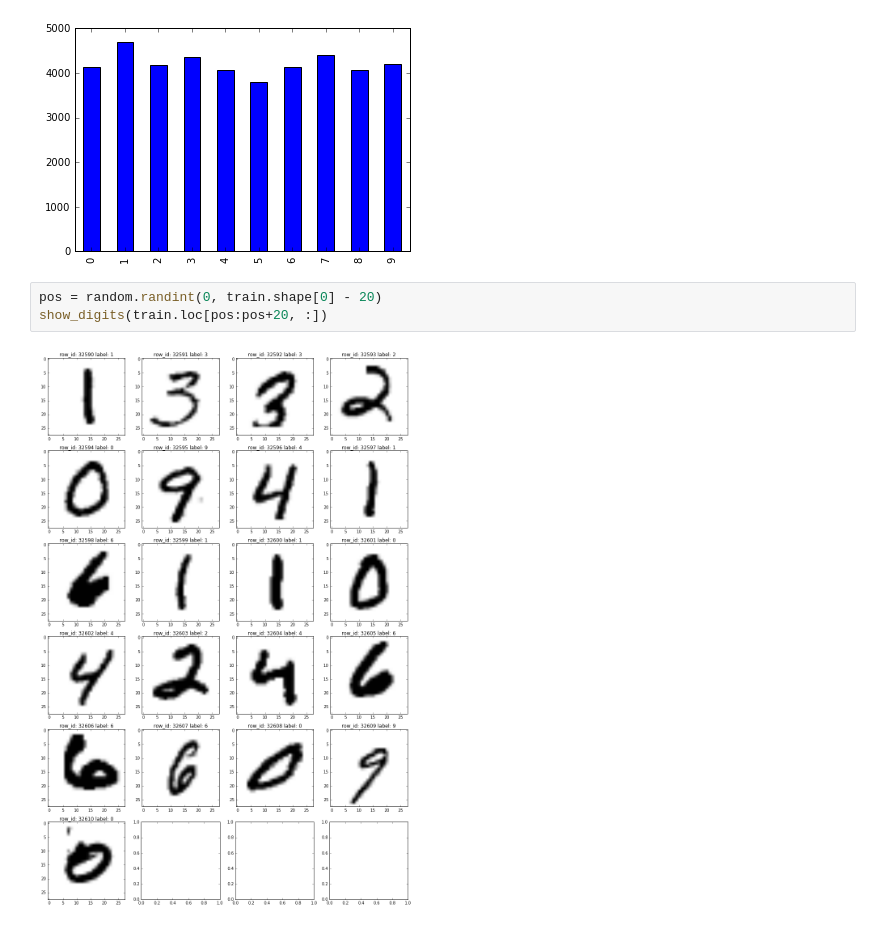
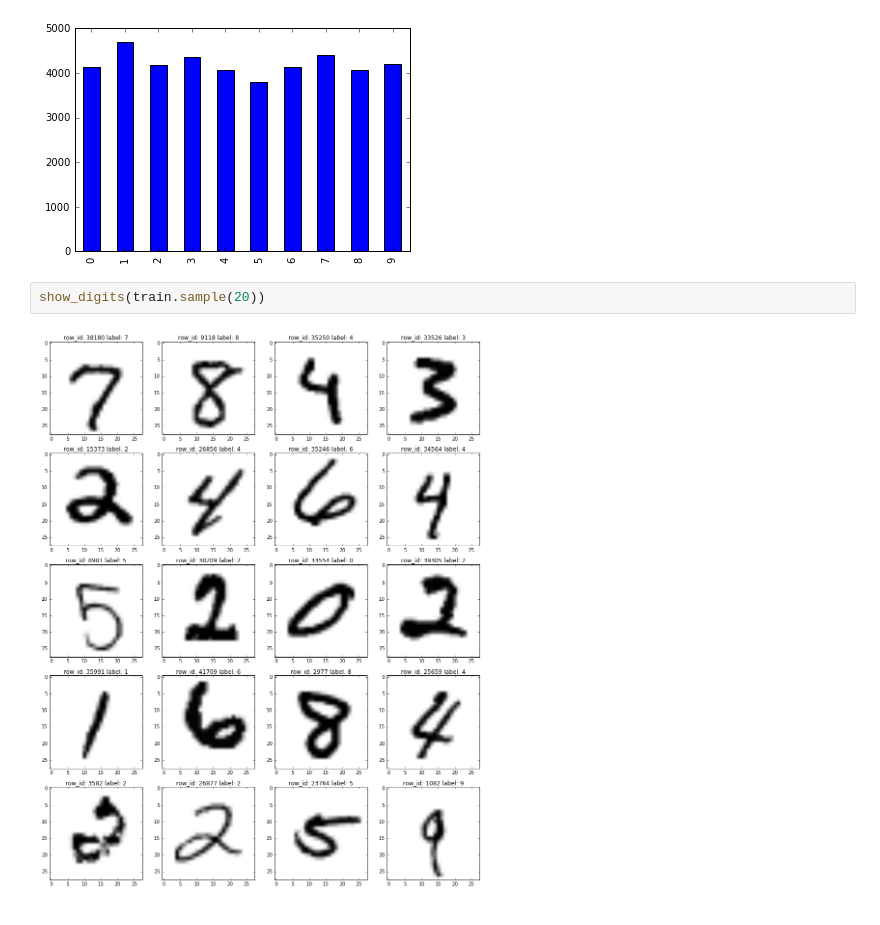
Before and after one commit to abevieiramota/kaggle-digit-recognizer, a Jupyter notebook: notebook/Analysis.ipynb, the cells around one changed output. Cells and saved outputs as stored; diff of their text form.

```diff
--- a/notebook/Analysis.ipynb
+++ b/notebook/Analysis.ipynb
@@ -31,8 +31,7 @@ train.label.value_counts().sort_index().plot('bar')
 # %% [output]
 <matplotlib.axes._subplots.AxesSubplot at 0x...>
 [figure]
-# %%
-pos = random.randint(0, train.shape[0] - 20)
-show_digits(train.loc[pos:pos+20, :])
-# %% [output]
-[figure, removed]
+# %%
+show_digits(train.sample(20))
+# %% [output]
+[figure, added]
```
Also changed, not shown: 4 other files.
